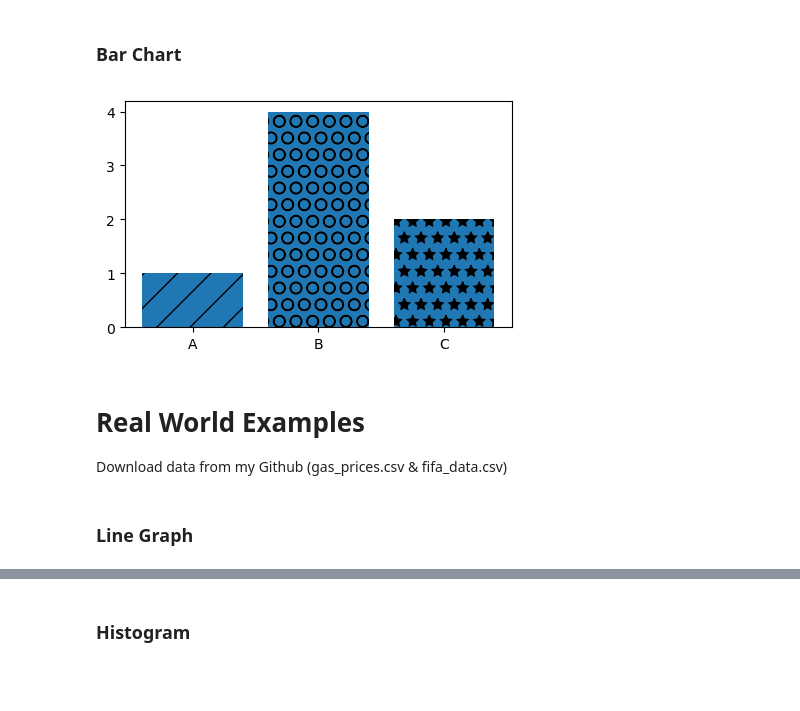
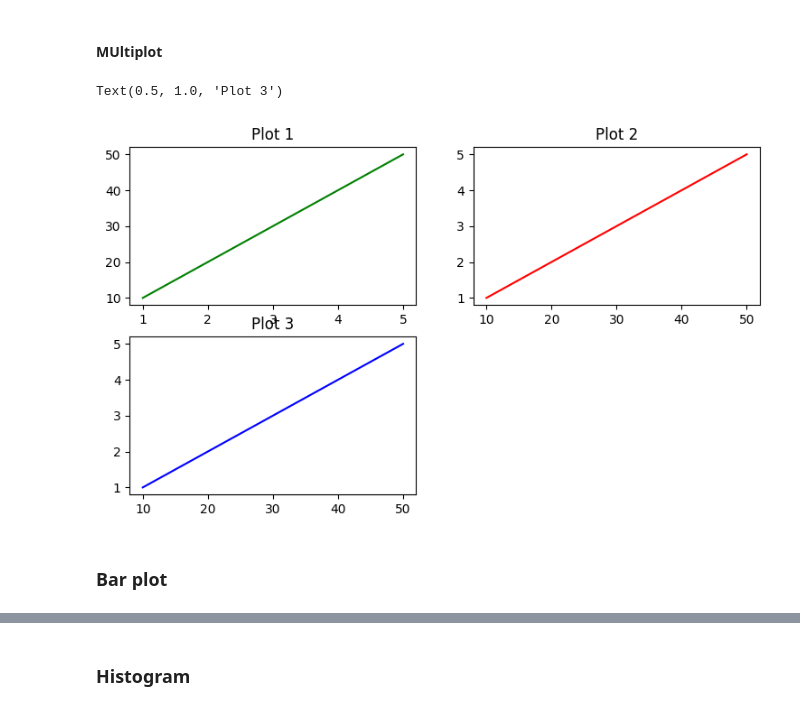
Before and after one commit to NehalLabib77/Machine_Learning, a Jupyter notebook: Data-Analysis/Matplotlib/Matplotlib Tutorial.ipynb, the cells around one changed output, grey strips where cells are left out. Saved outputs shown, nothing was run; the diff lists cells and outputs as text; code cells hidden in the pictures; blank space fills up the shorter version.

```diff
--- a/Data-Analysis/Matplotlib/Matplotlib Tutorial.ipynb
+++ b/Data-Analysis/Matplotlib/Matplotlib Tutorial.ipynb
@@ -169,37 +157,25 @@ plt.show()
+# %% [markdown]
+#### MUltiplot
+# %%
+x = [1,2,3,4,5]
+y1 = [10,20,30,40,50]
+y2 = [11,21,31,41,51]
+
+plt.figure(figsize = (9,5))
+
+plt.subplot(2,2,1)
+plt.plot(x,y1,color = 'green')
+plt.title("Plot 1")
+
+plt.subplot(2,2,2)
+plt.plot(y1,x,color = 'red')
+plt.title("Plot 2")
+
+plt.subplot(2,2,3)
+plt.plot(y1,x,color = 'blue')
+plt.title("Plot 3")
+# %% [output]
+Text(0.5, 1.0, 'Plot 3')
+[figure, added]
 # %% [markdown]
-### Bar Chart
+### Bar plot
-# %%
-# Create multiple plots in a single figure using subplots
-fig, axes = plt.subplots(2, 2, figsize=(12, 8))
-
-# Create different types of plots
-x = np.linspace(0, 10, 100)
-
-# Line plot
-axes[0, 0].plot(x, np.sin(x), 'b-', linewidth=2)
-axes[0, 0].set_title('Line Plot: sin(x)')
-
-# Scatter plot
-axes[0, 1].scatter(x[::10], np.cos(x[::10]), s=100, alpha=0.7)
-axes[0, 1].set_title('Scatter Plot: cos(x)')
-
-# Bar plot
-categories = ['A', 'B', 'C', 'D']
-values = [10, 24, 36, 18]
-axes[1, 0].bar(categories, values, color=['red', 'green', 'blue', 'yellow'])
-axes[1, 0].set_title('Bar Plot')
-
-# Histogram
-data = np.random.normal(0, 1, 1000)
-axes[1, 1].hist(data, bins=30, color='purple', alpha=0.7)
-axes[1, 1].set_title('Histogram')
-
-plt.tight_layout()
-plt.show()
-# %% [output]
-[figure, removed]
-# %% [markdown]
-# Real World Examples
-Download data from my Github (gas_prices.csv & fifa_data.csv)
-# %% [markdown]
-### Line Graph
```
Also changed, not shown: parts of 26 cells of this notebook.
